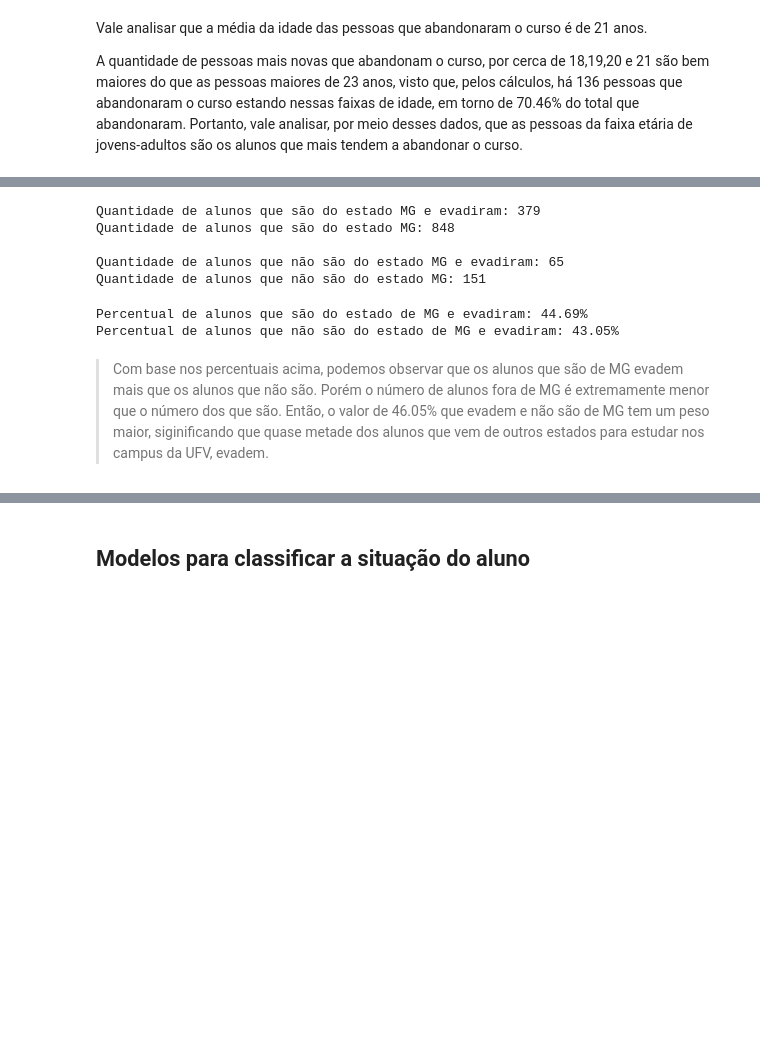
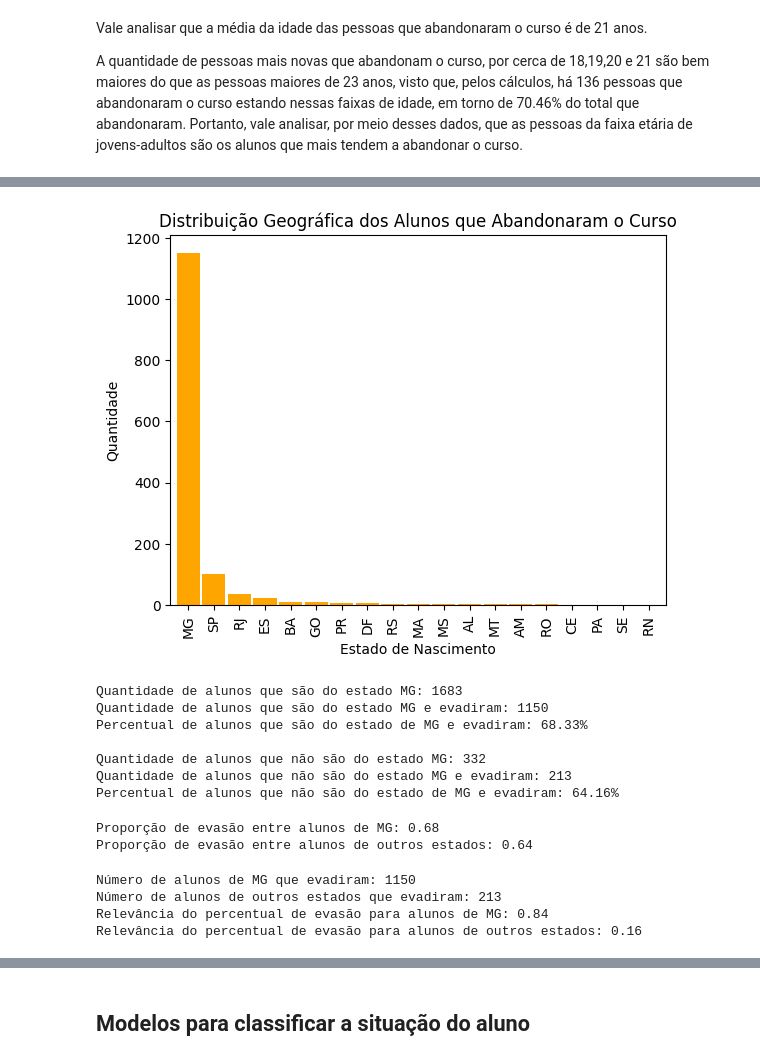
Before and after one commit to ThulioSilva13/ProjetoCienciaDeDados, a Jupyter notebook: NotebookTP/TPDados.ipynb, the cells around one changed output, grey strips where cells are left out. Cells and saved outputs as stored; diff of their text form; code cells hidden in the pictures; blank space fills up the shorter version.

```diff
--- a/NotebookTP/TPDados.ipynb
+++ b/NotebookTP/TPDados.ipynb
@@ -216,4 +218,3 @@ dtypes: float64(2), int64(3), object(13)
 memory usage: 3.5+ MB
 # %%
-dados = df[(df['Curso'] == 'CAF - Ciência da Computação') | (df['Curso'] == 'CAV - Ciência da Computação') | (df['Curso'] == 'C - Ciência da Computação')]
-dados
+dados = df_filtro[(df_filtro['Curso'] == 'CAF - Ciência da Computação') | (df_filtro['Curso'] == 'CAV - Ciência da Computação') | (df_filtro['Curso'] == 'CRP - Sistemas de Informação - Integral') | (df_filtro['Curso'] == 'CRP - Sistemas de Informação - Noturno')]
@@ -689,2 +646,2 @@ plt.show()
 # %%
-df_alunos_evadiram
+df = dados[(dados["Situacao_Aluno_Agrupada"] == "Conclusão") | (dados["Situacao_Aluno_Agrupada"] == "Evasão")]
@@ -705,6 +648,18 @@ df_alunos_evadiram
+# %%
+# Contagem de alunos por estado de nascimento
+estado_nascimento_counts = df['UF_Nascimento'].value_counts()
+
+# Gráfico de barras mostrando a distribuição geográfica
+estado_nascimento_counts.plot(kind='bar', color='orange', width=0.9)
+plt.xlabel('Estado de Nascimento')
+plt.ylabel('Quantidade')
+plt.title('Distribuição Geográfica dos Alunos que Abandonaram o Curso')
+plt.show()
+# %% [output]
+[figure, added]
 # %%
-evasao_mg = df_alunos_evadiram[df_alunos_evadiram['UF_Nascimento'] == 'MG']
-evasao_fora_mg = df_alunos_evadiram[df_alunos_evadiram['UF_Nascimento'] != 'MG']
+evasao_mg = df[df['UF_Nascimento'] == 'MG']
+evasao_fora_mg = df[df['UF_Nascimento'] != 'MG']
 
 quantidade_evasao_mg = evasao_mg.shape[0]
 quantidade_evasao_fora_mg = evasao_fora_mg.shape[0]
@@ -712,25 +667,50 @@ quantidade_evasao_fora_mg = evasao_fora_mg.shape[0]
 quantidade_alunos_mg = dados[dados['UF_Nascimento'] == 'MG'].shape[0]
 quantidade_alunos_fora_mg = dados[dados['UF_Nascimento'] != 'MG'].shape[0]
 
+perc_alunos_mg_evadiram = (quantidade_evasao_mg/quantidade_alunos_mg) * 100
+perc_alunos_fora_mg_evadiram = (quantidade_evasao_fora_mg/quantidade_alunos_fora_mg) * 100
+
+print(f'Quantidade de alunos que são do estado MG: {quantidade_alunos_mg}')
 print(f'Quantidade de alunos que são do estado MG e evadiram: {quantidade_evasao_mg}')
-print(f'Quantidade de alunos que são do estado MG: {quantidade_alunos_mg}\n')
+print(f'Percentual de alunos que são do estado de MG e evadiram: {perc_alunos_mg_evadiram:.2f}%\n')
 
+print(f'Quantidade de alunos que não são do estado MG: {quantidade_alunos_fora_mg}')
 print(f'Quantidade de alunos que não são do estado MG e evadiram: {quantidade_evasao_fora_mg}')
-print(f'Quantidade de alunos que não são do estado MG: {quantidade_alunos_fora_mg}')
+print(f'Percentual de alunos que não são do estado de MG e evadiram: {perc_alunos_fora_mg_evadiram:.2f}%')
 # %% [output]
-Quantidade de alunos que são do estado MG e evadiram: 379
-Quantidade de alunos que são do estado MG: 848
+Quantidade de alunos que são do estado MG: 1683
+Quantidade de alunos que são do estado MG e evadiram: 1150
+Percentual de alunos que são do estado de MG e evadiram: 68.33%
 
-Quantidade de alunos que não são do estado MG e evadiram: 65
-Quantidade de alunos que não são do estado MG: 151
+Quantidade de alunos que não são do estado MG: 332
+Quantidade de alunos que não são do estado MG e evadiram: 213
+Percentual de alunos que não são do estado de MG e evadiram: 64.16%
-# %%
-perc_alunos_mg_evadiram = (quantidade_evasao_mg/quantidade_alunos_mg) * 100
-perc_alunos_fora_mg_evadiram = (quantidade_evasao_fora_mg/quantidade_alunos_fora_mg) * 100
-
-print(f'Percentual de alunos que são do estado de MG e evadiram: {perc_alunos_mg_evadiram:.2f}%')
-print(f'Percentual de alunos que não são do estado de MG e evadiram: {perc_alunos_fora_mg_evadiram:.2f}%')
-# %% [output]
-Percentual de alunos que são do estado de MG e evadiram: 44.69%
-Percentual de alunos que não são do estado de MG e evadiram: 43.05%
-# %% [markdown]
-> Com base nos percentuais acima, podemos observar que os alunos que são de MG evadem mais que os alunos que não são. Porém o número de alunos fora de MG é extremamente menor que o número dos que são. Então, o valor de 46.05% que evadem e não são de MG tem um peso maior, siginificando que quase metade dos alunos que vem de outros estados para estudar nos campus da UFV, evadem.
+# %%
+proporcao_evasao_mg = quantidade_evasao_mg / quantidade_alunos_mg
+proporcao_evasao_fora_mg = quantidade_evasao_fora_mg / quantidade_alunos_fora_mg
+
+print(f'Proporção de evasão entre alunos de MG: {proporcao_evasao_mg:.2f}')
+print(f'Proporção de evasão entre alunos de outros estados: {proporcao_evasao_fora_mg:.2f}')
+# %% [output]
+Proporção de evasão entre alunos de MG: 0.68
+Proporção de evasão entre alunos de outros estados: 0.64
+# %%
+total_alunos = df.shape[0]
+
+# Calcular o número absoluto de alunos que abandonaram o curso em cada grupo
+numero_evasao_mg = quantidade_evasao_mg
+numero_evasao_fora_mg = quantidade_evasao_fora_mg
+
+# Calcular a relevância do percentual de evasão para cada grupo
+relevancia_evasao_mg = numero_evasao_mg / total_alunos
+relevancia_evasao_fora_mg = numero_evasao_fora_mg / total_alunos
+
+print(f'Número de alunos de MG que evadiram: {numero_evasao_mg}')
+print(f'Número de alunos de outros estados que evadiram: {numero_evasao_fora_mg}')
+print(f'Relevância do percentual de evasão para alunos de MG: {relevancia_evasao_mg:.2f}')
+print(f'Relevância do percentual de evasão para alunos de outros estados: {relevancia_evasao_fora_mg:.2f}')
+# %% [output]
+Número de alunos de MG que evadiram: 1150
+Número de alunos de outros estados que evadiram: 213
+Relevância do percentual de evasão para alunos de MG: 0.84
+Relevância do percentual de evasão para alunos de outros estados: 0.16
```
Also changed, not shown: parts of 30 cells of this notebook.
